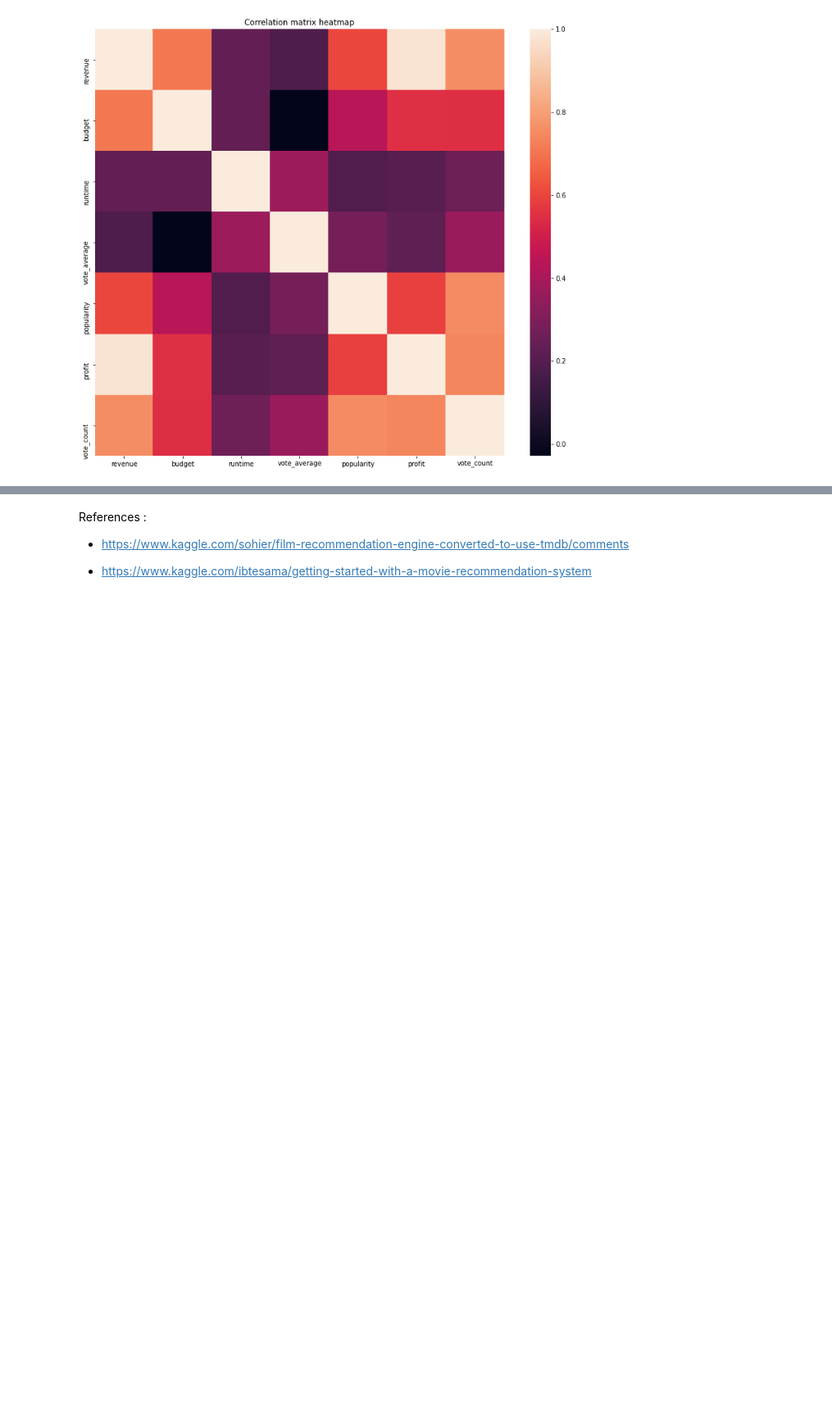
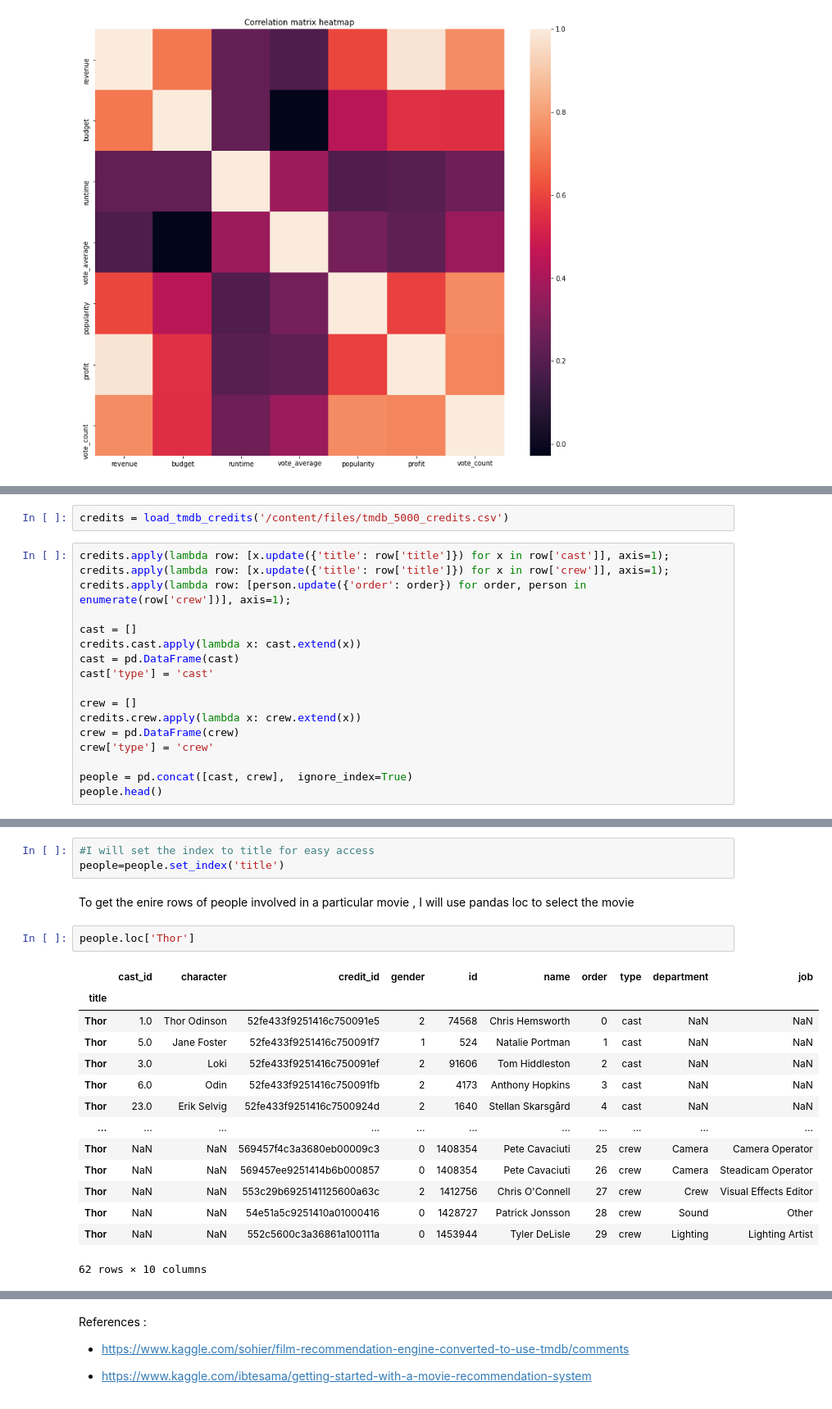
Before and after one commit to HamoyeHQ/g03-movie-analysis, a Jupyter notebook: data/Tmdb_dataset_EDA.ipynb, the cells around one changed output, grey strips where cells are left out. Shown: that part at 82% size. Saved outputs shown, nothing was run; the diff lists cells and outputs as text; blank space fills up the shorter version.

Commit message:
further addition, which include flattening the credits dataset

```diff
--- a/data/Tmdb_dataset_EDA.ipynb
+++ b/data/Tmdb_dataset_EDA.ipynb
@@ -499,0 +502,19 @@ ax.set_title('Correlation matrix heatmap');
+# %%
+credits = load_tmdb_credits('/content/files/tmdb_5000_credits.csv')
+# %%
+credits.apply(lambda row: [x.update({'title': row['title']}) for x in row['cast']], axis=1);
+credits.apply(lambda row: [x.update({'title': row['title']}) for x in row['crew']], axis=1);
+credits.apply(lambda row: [person.update({'order': order}) for order, person in enumerate(row['crew'])], axis=1);
+
+cast = []
+credits.cast.apply(lambda x: cast.extend(x))
+cast = pd.DataFrame(cast)
+cast['type'] = 'cast'
+
+crew = []
+credits.crew.apply(lambda x: crew.extend(x))
+crew = pd.DataFrame(crew)
+crew['type'] = 'crew'
+
+people = pd.concat([cast, crew],  ignore_index=True)
+people.head()
@@ -499,0 +528,22 @@ ax.set_title('Correlation matrix heatmap');
+# %%
+#I will set the index to title for easy access
+people=people.set_index('title')
+# %% [markdown]
+To get the enire rows of people involved in a particular movie , I will use pandas loc to select the movie
+# %%
+people.loc['Thor']
+# %% [output]
+|  | cast_id | character | credit_id | gender | id | name | order | type | department | job |
+| title |  |  |  |  |  |  |  |  |  |  |
+| Thor | 1.0 | Thor Odinson | 52fe433f9251416c750091e5 | 2 | 74568 | Chris Hemsworth | 0 | cast | NaN | NaN |
+| Thor | 5.0 | Jane Foster | 52fe433f9251416c750091f7 | 1 | 524 | Natalie Portman | 1 | cast | NaN | NaN |
+| Thor | 3.0 | Loki | 52fe433f9251416c750091ef | 2 | 91606 | Tom Hiddleston | 2 | cast | NaN | NaN |
+| Thor | 6.0 | Odin | 52fe433f9251416c750091fb | 2 | 4173 | Anthony Hopkins | 3 | cast | NaN | NaN |
+| Thor | 23.0 | Erik Selvig | 52fe433f9251416c7500924d | 2 | 1640 | Stellan Skarsgård | 4 | cast | NaN | NaN |
+| ... | ... | ... | ... | ... | ... | ... | ... | ... | ... | ... |
+| Thor | NaN | NaN | 569457f4c3a3680eb00009c3 | 0 | 1408354 | Pete Cavaciuti | 25 | crew | Camera | Camera Operator |
+| Thor | NaN | NaN | 569457ee9251414b6b000857 | 0 | 1408354 | Pete Cavaciuti | 26 | crew | Camera | Steadicam Operator |
+| Thor | NaN | NaN | 553c29b6925141125600a63c | 2 | 1412756 | Chris O'Connell | 27 | crew | Crew | Visual Effects Editor |
+| Thor | NaN | NaN | 54e51a5c9251410a01000416 | 0 | 1428727 | Patrick Jonsson | 28 | crew | Sound | Other |
+| Thor | NaN | NaN | 552c5600c3a36861a100111a | 0 | 1453944 | Tyler DeLisle | 29 | crew | Lighting | Lighting Artist |
+62 rows × 10 columns
```
Also changed, not shown: parts of 5 cells of this notebook.
